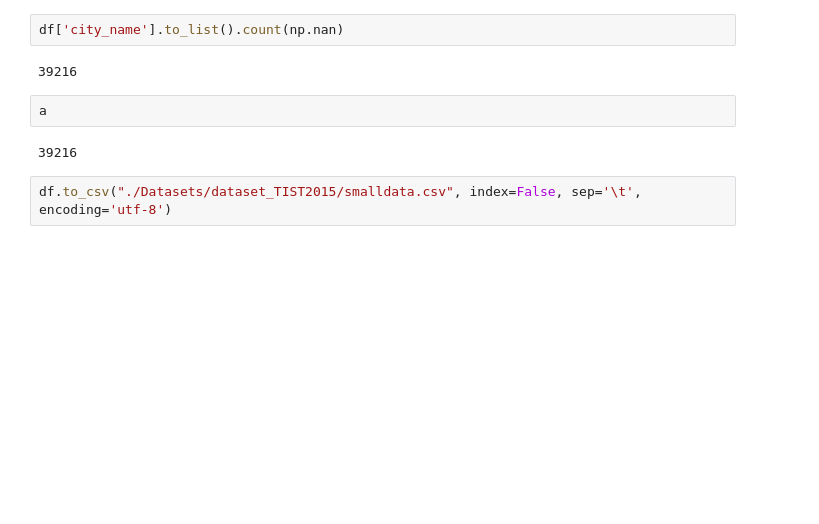
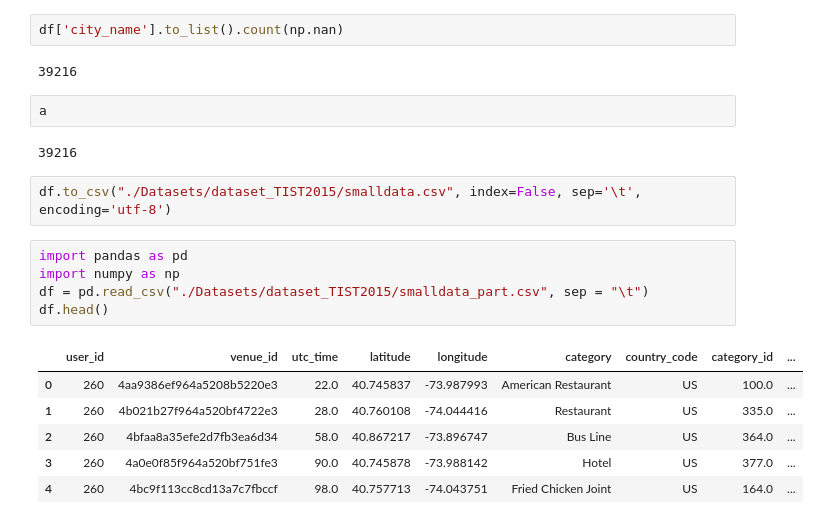
Before and after one commit to DarkKnight2000/HMRNN, a Jupyter notebook: preproc.ipynb, the cells around one changed output. Drawn from its saved outputs; the diff is of its cells as text; blank space fills up the shorter version.

```diff
--- a/preproc.ipynb
+++ b/preproc.ipynb
@@ -261,3 +261,15 @@ a
 39216
 # %%
 df.to_csv("./Datasets/dataset_TIST2015/smalldata.csv", index=False, sep='\t', encoding='utf-8')
+# %%
+import pandas as pd
+import numpy as np
+df = pd.read_csv("./Datasets/dataset_TIST2015/smalldata_part.csv", sep = "\t")
+df.head()
+# %% [output]
+|  | user_id | venue_id | utc_time | latitude | longitude | category | country_code | category_id | ... |
+| 0 | 260 | 4aa9386ef964a5208b5220e3 | 22.0 | 40.745837 | -73.987993 | American Restaurant | US | 100.0 | ... |
+| 1 | 260 | 4b021b27f964a520bf4722e3 | 28.0 | 40.760108 | -74.044416 | Restaurant | US | 335.0 | ... |
+| 2 | 260 | 4bfaa8a35efe2d7fb3ea6d34 | 58.0 | 40.867217 | -73.896747 | Bus Line | US | 364.0 | ... |
+| 3 | 260 | 4a0e0f85f964a520bf751fe3 | 90.0 | 40.745878 | -73.988142 | Hotel | US | 377.0 | ... |
+| 4 | 260 | 4bc9f113cc8cd13a7c7fbccf | 98.0 | 40.757713 | -74.043751 | Fried Chicken Joint | US | 164.0 | ... |
```
Also changed, not shown: parts of 2 cells of this notebook, 5 other files.
